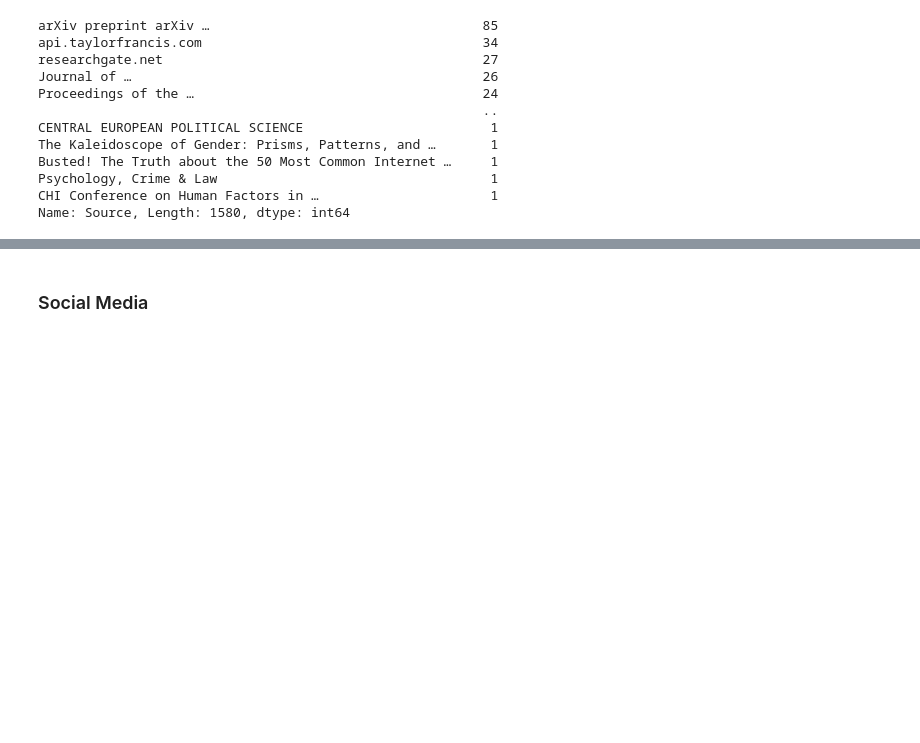
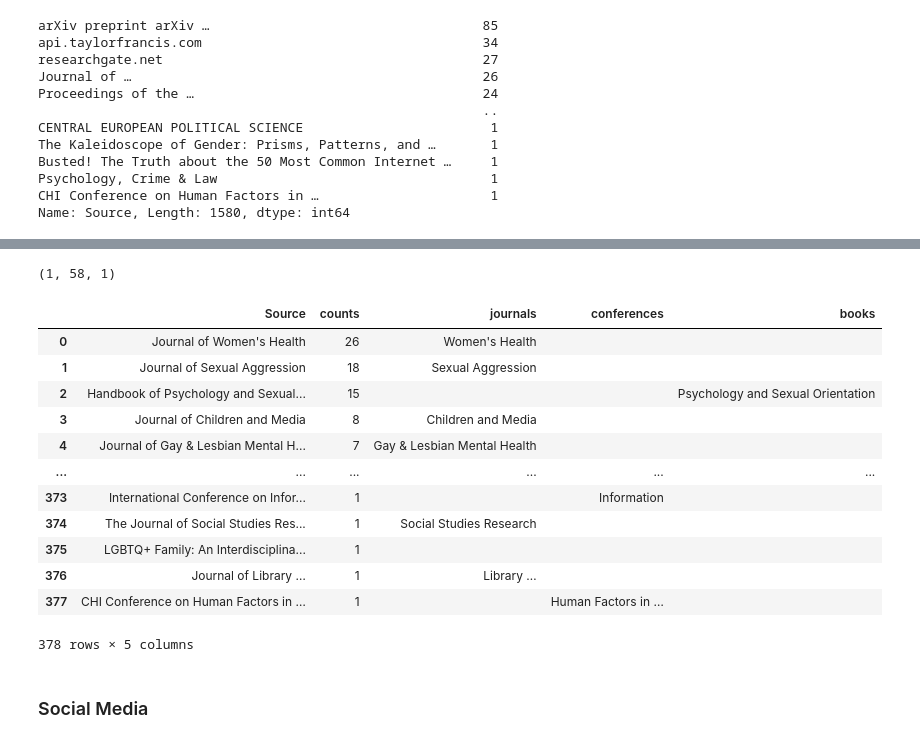
Before and after one commit to booktrackerGirl/Data-wrangling-and-analysis, a Jupyter notebook: Goggle Scholar Search/google_scholar_search_analysis.ipynb, the cells around one changed output, grey strips where cells are left out. Cells and saved outputs as stored; diff of their text form; code cells hidden in the pictures; blank space fills up the shorter version.

```diff
--- a/Goggle Scholar Search/google_scholar_search_analysis.ipynb
+++ b/Goggle Scholar Search/google_scholar_search_analysis.ipynb
@@ -504,3 +519,32 @@ df_sou_sub
+# %%
+# Check occurrences for conferences
+df_sou_sub["Source"].str.contains('conference').sum(), df_sou_sub["Source"].str.contains('Conference').sum(), df_sou_sub["Source"].str.contains('Conferences').sum()
+# %% [output]
+(1, 58, 1)
+# %%
+def substring_after(s, delim):
+    return s.partition(delim)[2]
+# %%
+# the apply(lambda) is slow but I don't mind it.
+df_sou_sub['journals'] = df_sou_sub['Source'].apply(lambda x: substring_after(x, 'Journal of'))
+df_sou_sub['conferences'] = df_sou_sub['Source'].apply(lambda x: substring_after(x, 'Conference on'))
+df_sou_sub['books'] = df_sou_sub['Source'].apply(lambda x: substring_after(x, 'Handbook of'))
+
+df_sou_sub
+# %% [output]
+|  | Source | counts | journals | conferences | books |
+| 0 | Journal of Women's Health | 26 | Women's Health |  |  |
+| 1 | Journal of Sexual Aggression | 18 | Sexual Aggression |  |  |
+| 2 | Handbook of Psychology and Sexual... | 15 |  |  | Psychology and Sexual Orientation |
+| 3 | Journal of Children and Media | 8 | Children and Media |  |  |
+| 4 | Journal of Gay & Lesbian Mental H... | 7 | Gay & Lesbian Mental Health |  |  |
+| ... | ... | ... | ... | ... | ... |
+| 373 | International Conference on Infor... | 1 |  | Information |  |
+| 374 | The Journal of Social Studies Res... | 1 | Social Studies Research |  |  |
+| 375 | LGBTQ+ Family: An Interdisciplina... | 1 |  |  |  |
+| 376 | Journal of Library … | 1 | Library … |  |  |
+| 377 | CHI Conference on Human Factors in … | 1 |  | Human Factors in … |  |
+378 rows × 5 columns
 # %% [markdown]
 ### Social Media
 # %%
```
Also changed, not shown: parts of 8 cells of this notebook.
